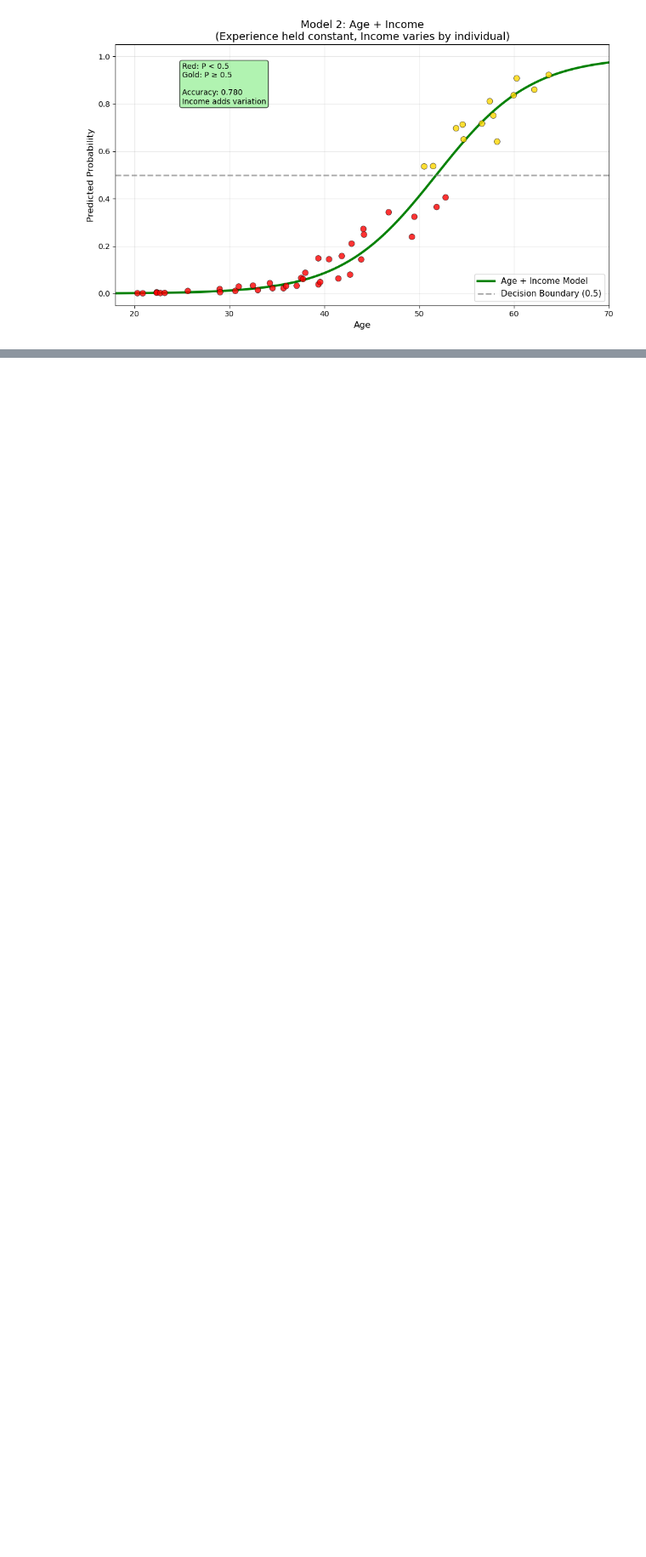
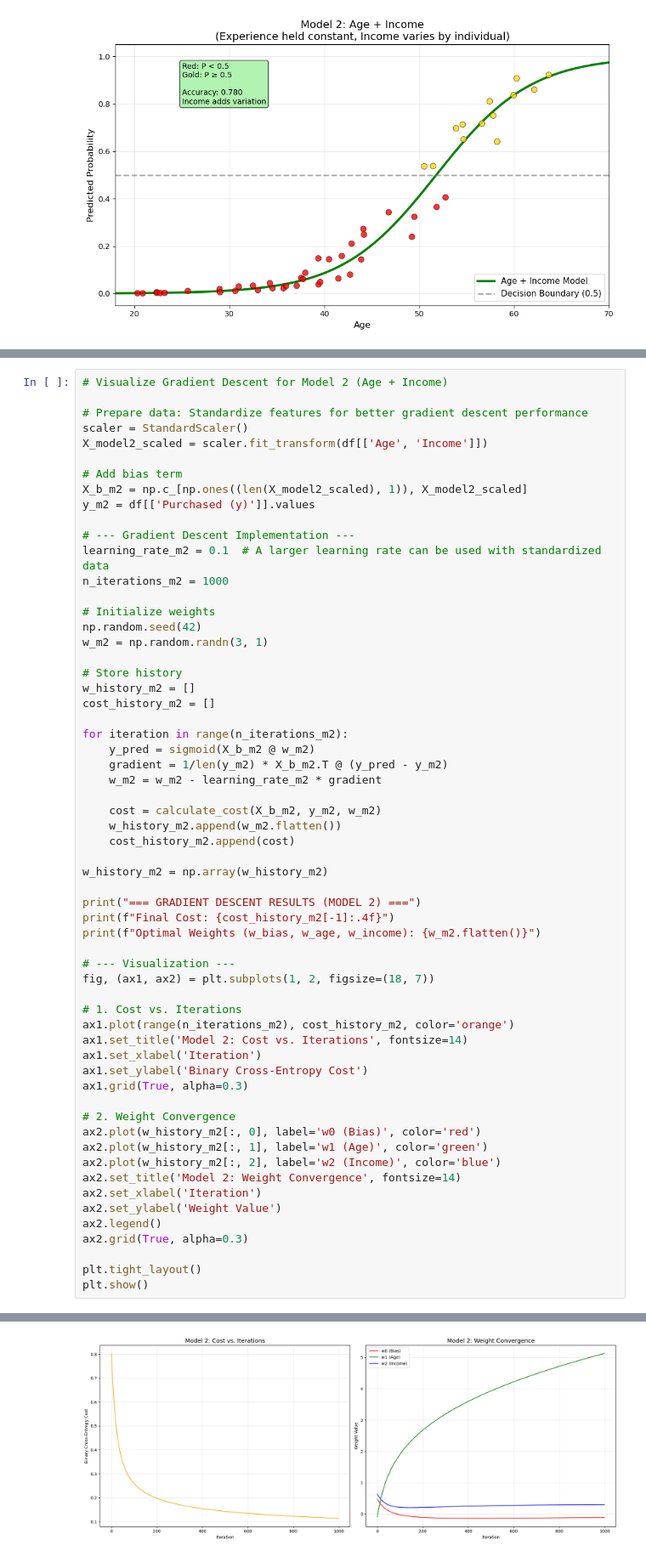
Before and after one commit to jonathanwong03/CS103-Project---G2T2, a Jupyter notebook: ipynb/LogisticRegression.ipynb, the cells around one changed output, grey strips where cells are left out. Shown at 85% size. Cells and saved outputs as stored; diff of their text form; blank space fills up the shorter version.

```diff
--- a/ipynb/LogisticRegression.ipynb
+++ b/ipynb/LogisticRegression.ipynb
@@ -680,0 +764,61 @@ plt.show()
+# %%
+# Visualize Gradient Descent for Model 2 (Age + Income)
+
+# Prepare data: Standardize features for better gradient descent performance
+scaler = StandardScaler()
+X_model2_scaled = scaler.fit_transform(df[['Age', 'Income']])
+
+# Add bias term
+X_b_m2 = np.c_[np.ones((len(X_model2_scaled), 1)), X_model2_scaled]
+y_m2 = df[['Purchased (y)']].values
+
+# --- Gradient Descent Implementation ---
+learning_rate_m2 = 0.1  # A larger learning rate can be used with standardized data
+n_iterations_m2 = 1000
+
+# Initialize weights
+np.random.seed(42)
+w_m2 = np.random.randn(3, 1)
+
+# Store history
+w_history_m2 = []
+cost_history_m2 = []
+
+for iteration in range(n_iterations_m2):
+    y_pred = sigmoid(X_b_m2 @ w_m2)
+    gradient = 1/len(y_m2) * X_b_m2.T @ (y_pred - y_m2)
+    w_m2 = w_m2 - learning_rate_m2 * gradient
+
+    cost = calculate_cost(X_b_m2, y_m2, w_m2)
+    w_history_m2.append(w_m2.flatten())
+    cost_history_m2.append(cost)
+
+w_history_m2 = np.array(w_history_m2)
+
+print("=== GRADIENT DESCENT RESULTS (MODEL 2) ===")
+print(f"Final Cost: {cost_history_m2[-1]:.4f}")
+print(f"Optimal Weights (w_bias, w_age, w_income): {w_m2.flatten()}")
+
+# --- Visualization ---
+fig, (ax1, ax2) = plt.subplots(1, 2, figsize=(18, 7))
+
+# 1. Cost vs. Iterations
+ax1.plot(range(n_iterations_m2), cost_history_m2, color='orange')
+ax1.set_title('Model 2: Cost vs. Iterations', fontsize=14)
+ax1.set_xlabel('Iteration')
+ax1.set_ylabel('Binary Cross-Entropy Cost')
+ax1.grid(True, alpha=0.3)
+
+# 2. Weight Convergence
+ax2.plot(w_history_m2[:, 0], label='w0 (Bias)', color='red')
+ax2.plot(w_history_m2[:, 1], label='w1 (Age)', color='green')
+ax2.plot(w_history_m2[:, 2], label='w2 (Income)', color='blue')
+ax2.set_title('Model 2: Weight Convergence', fontsize=14)
+ax2.set_xlabel('Iteration')
+ax2.set_ylabel('Weight Value')
+ax2.legend()
+ax2.grid(True, alpha=0.3)
+
+plt.tight_layout()
+plt.show()
+# %% [output]
@@ -680,0 +828 @@ plt.show()
+[figure, added]
```
Also changed, not shown: parts of 39 cells of this notebook.
